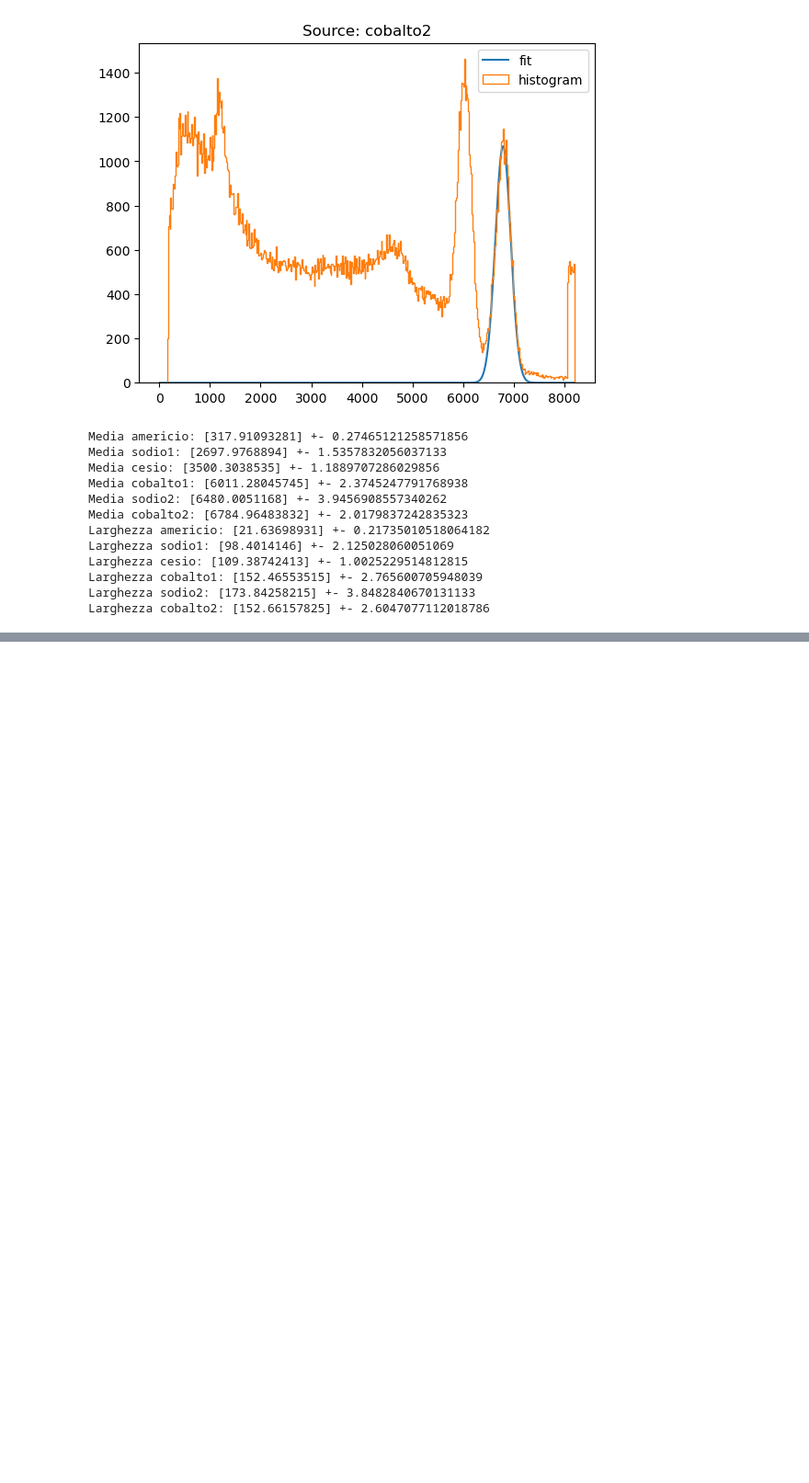
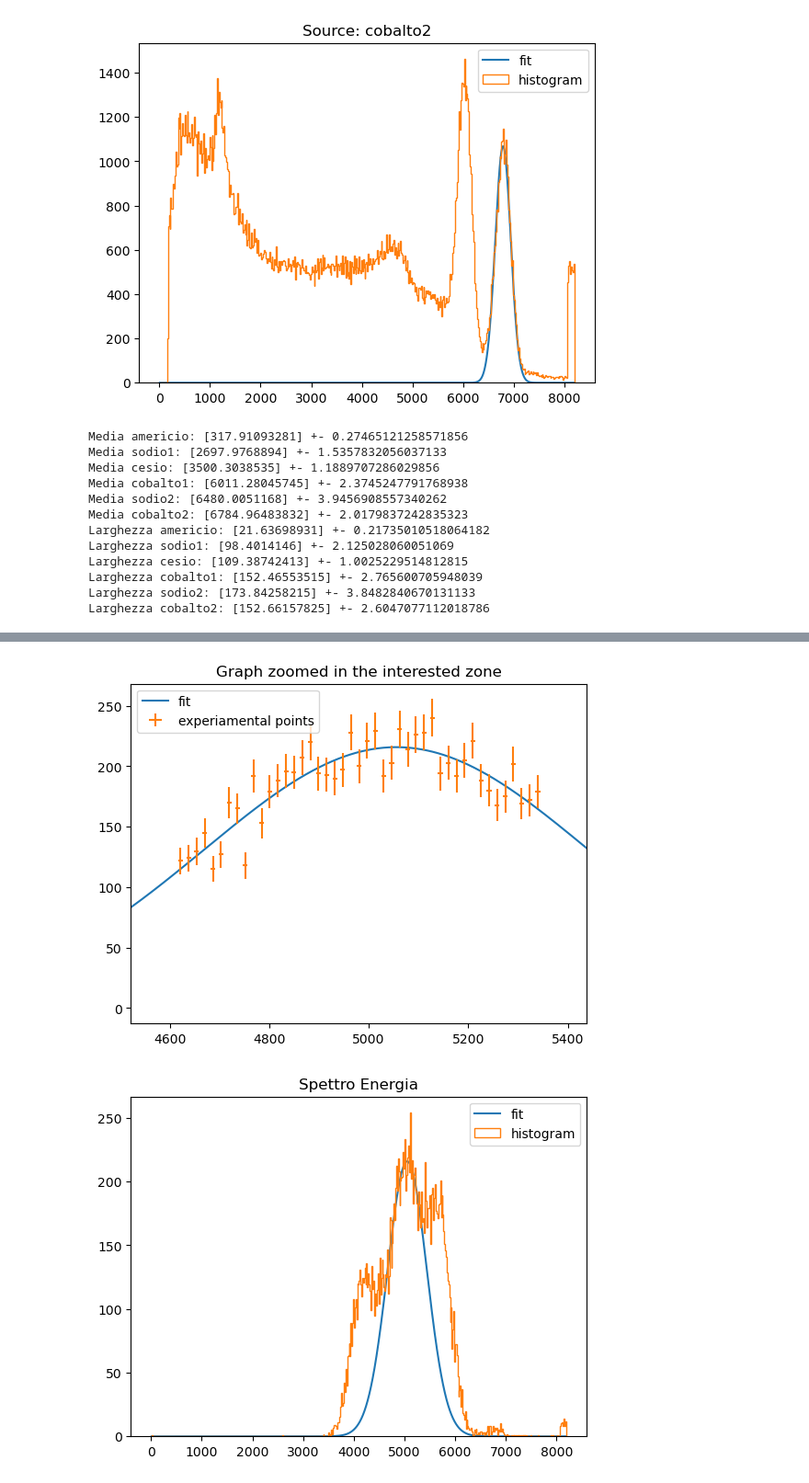
Before and after one commit to ChrisTangaNunz/particle-lab, a Jupyter notebook: asd.ipynb, the cells around one changed output, grey strips where cells are left out. Shown at 92% size. Cells and saved outputs as stored; diff of their text form; code cells hidden in the pictures; blank space fills up the shorter version.

```diff
--- a/asd.ipynb
+++ b/asd.ipynb
@@ -244,0 +528,36 @@ plt.show()
+# %%
+file = r"Data\290323\290323_test6(20gradi).dat"
+inf=4612
+sup=5349
+y,E,dy,dE,_ = clean_data(file,inf, sup,_)
+popt, pcov, minimo, massimo =best_fit(file, inf, sup, _ )
+z=np.linspace(minimo, massimo, 100000)
+y_output = gaus(z, C=popt[0],mean=popt[1],sigma=popt[2])
+
+plt.plot(z,y_output, label='fit')
+
+plt.errorbar(E,y,dy,dE,' ', label='experiamental points')
+
+left=min(E)
+right=max(E)
+
+left=left-(right+left)/100
+right=right+(right+left)/100
+plt.xlim(left=left,right=right)
+
+
+plt.title("Graph zoomed in the interested zone")
+plt.legend()
+plt.show()
+
+plt.plot(z,y_output, label='fit')
+
+
+plt.hist(apri(file),bins= 2000 if sorgenti[i]== "americio" else 500, histtype='step',label='histogram')
+
+plt.title("Spettro Energia")
+plt.legend()
+plt.show()
+# %% [output]
+[figure, added]
+[figure, added]
```
Also changed, not shown: parts of 6 cells of this notebook.
